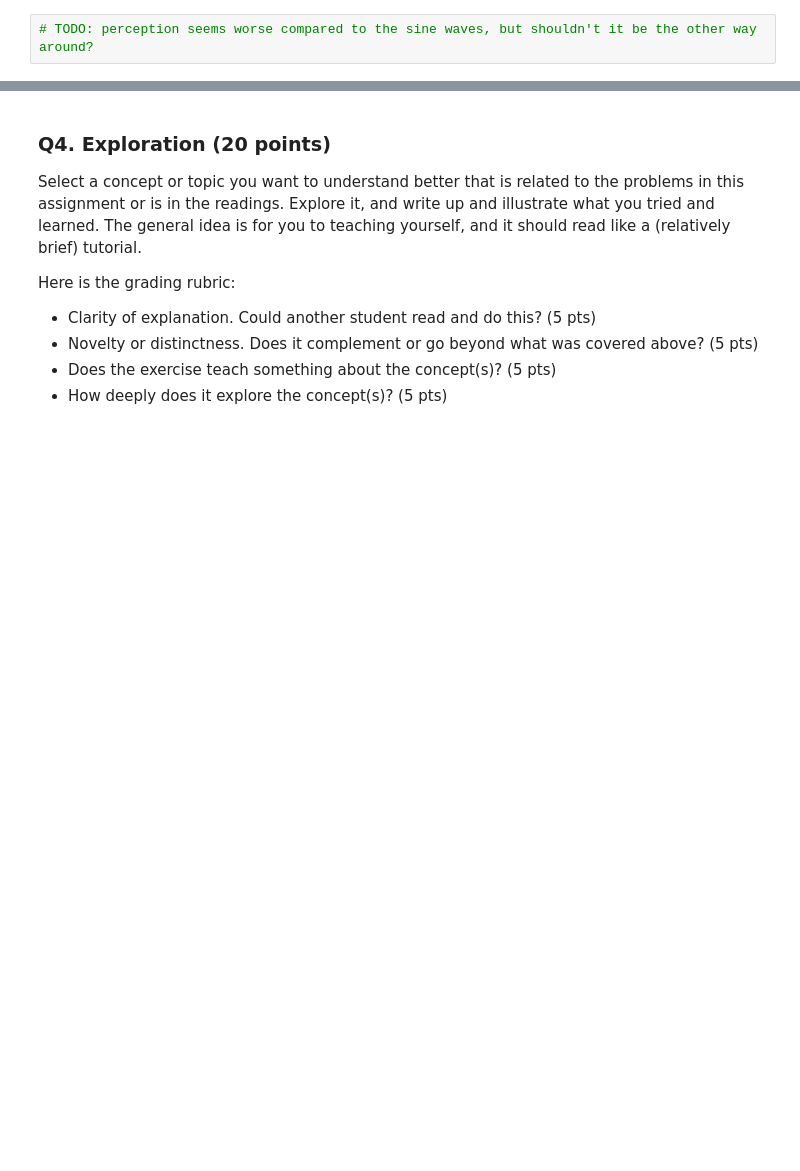
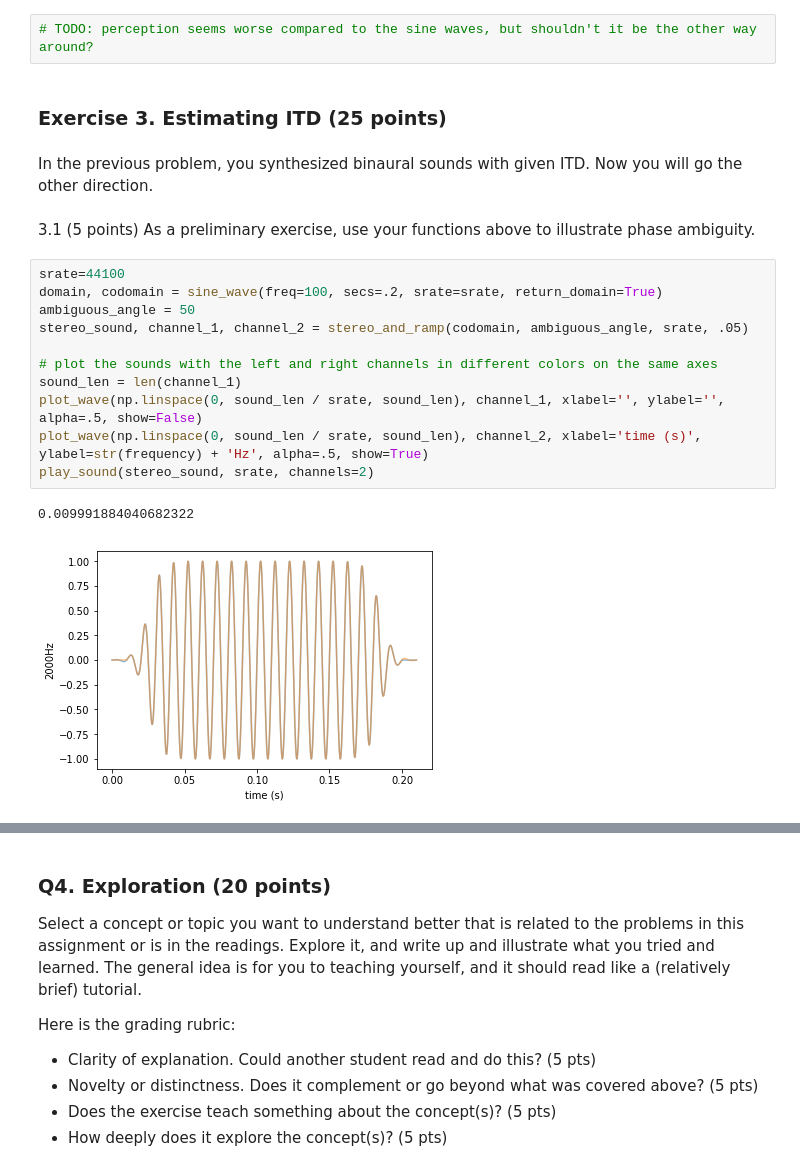
Before and after one commit to brennanmcfarland/computational-perception-class, a Jupyter notebook: CP-A3-bfm21.ipynb, the cells around one changed output, grey strips where cells are left out. Cells and saved outputs as stored; diff of their text form; blank space fills up the shorter version.

```diff
--- a/CP-A3-bfm21.ipynb
+++ b/CP-A3-bfm21.ipynb
@@ -282,2 +315,22 @@ for wave in (note_wave, sound_wave):
 # %%
 # TODO: perception seems worse compared to the sine waves, but shouldn't it be the other way around?
+# %% [markdown]
+### Exercise 3. Estimating ITD (25 points)
+# %% [markdown]
+In the previous problem, you synthesized binaural sounds with given ITD. Now you will go the other direction.
+# %% [markdown]
+3.1 (5 points) As a preliminary exercise, use your functions above to illustrate phase ambiguity.
+# %%
+srate=44100
+domain, codomain = sine_wave(freq=100, secs=.2, srate=srate, return_domain=True)
+ambiguous_angle = 50
+stereo_sound, channel_1, channel_2 = stereo_and_ramp(codomain, ambiguous_angle, srate, .05)
+
+# plot the sounds with the left and right channels in different colors on the same axes
+sound_len = len(channel_1)
+plot_wave(np.linspace(0, sound_len / srate, sound_len), channel_1, xlabel='', ylabel='', alpha=.5, show=False)
+plot_wave(np.linspace(0, sound_len / srate, sound_len), channel_2, xlabel='time (s)', ylabel=str(frequency) + 'Hz', alpha=.5, show=True)
+play_sound(stereo_sound, srate, channels=2)
+# %% [output]
+0.009991884040682322
+[figure, added]
```
Also changed, not shown: parts of 9 cells of this notebook.
